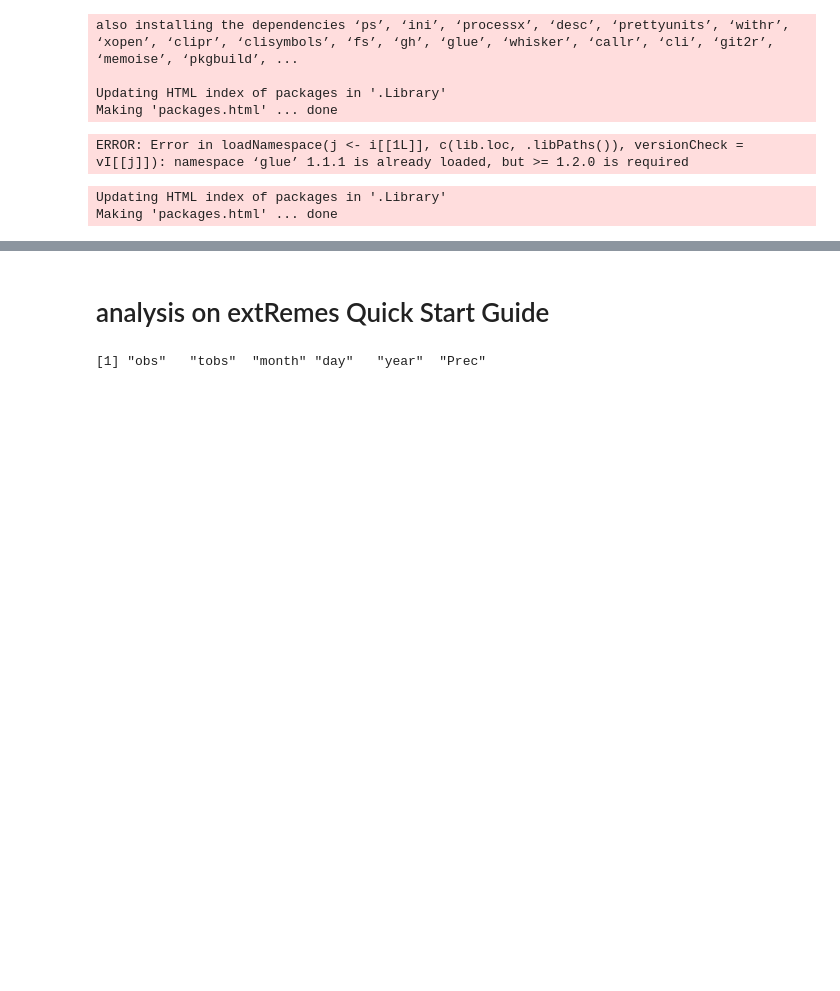
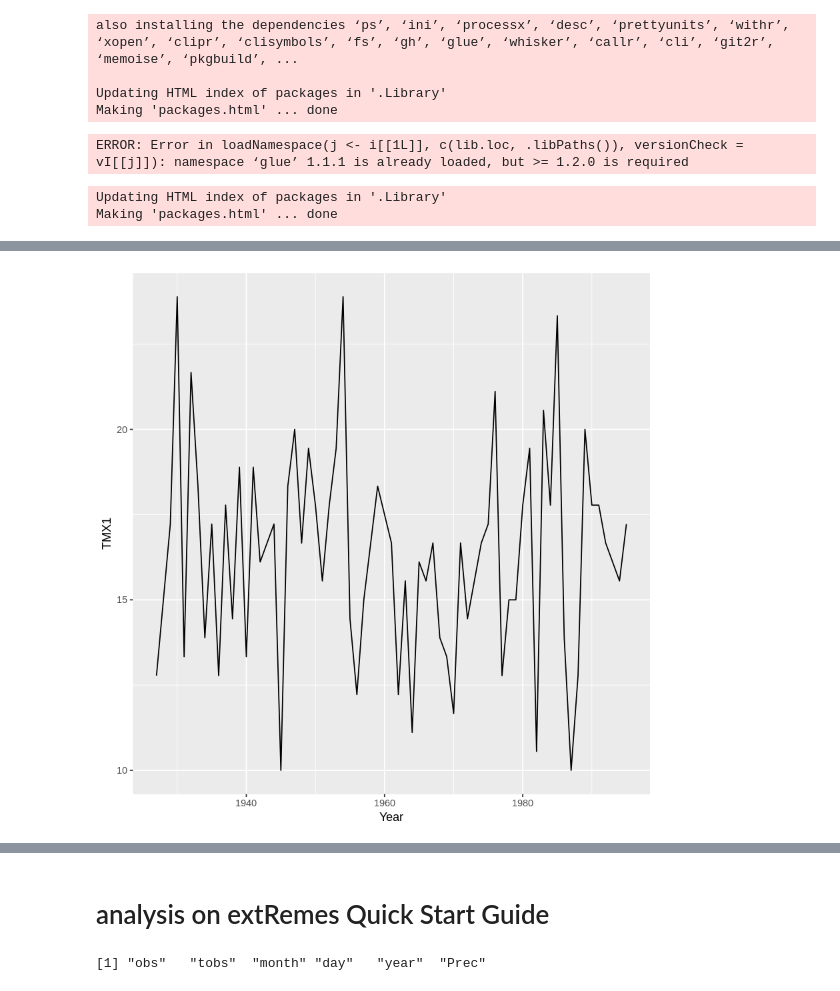
Before and after one commit to unagiinu2k/R_sandbox, a Jupyter notebook: extreme_value.ipynb, the cells around one changed output, grey strips where cells are left out. Saved outputs shown, nothing was run; the diff lists cells and outputs as text; code cells hidden in the pictures; blank space fills up the shorter version.

```diff
--- a/extreme_value.ipynb
+++ b/extreme_value.ipynb
@@ -109,0 +143,4 @@ Making 'packages.html' ... done
+# %%
+ggplot(PORTw , aes(x = Year , y = TMX1)) + geom_line()
+# %% [output]
+[figure, added]
```
Also changed, not shown: parts of 23 cells of this notebook.
